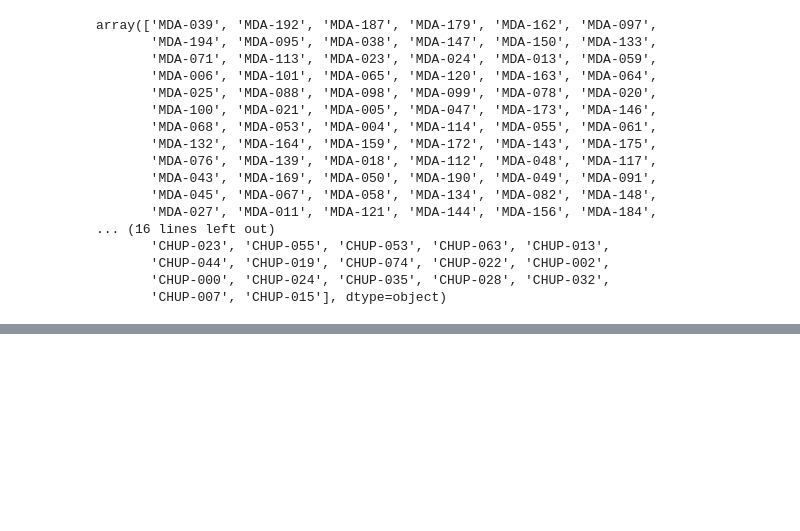
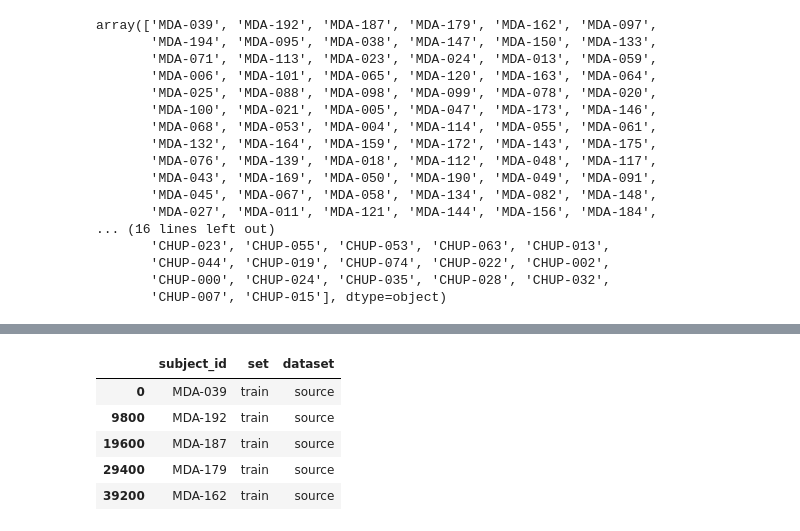
Before and after one commit to ahmedqasem/nii_data, a Jupyter notebook: notebooks/hecktor_resampling.ipynb, the cells around one changed output, grey strips where cells are left out. Saved outputs shown, nothing was run; the diff lists cells and outputs as text; code cells hidden in the pictures; blank space fills up the shorter version.

```diff
--- a/notebooks/hecktor_resampling.ipynb
+++ b/notebooks/hecktor_resampling.ipynb
@@ -585,0 +607,10 @@ array(['MDA-039', 'MDA-192', 'MDA-187', 'MDA-179', 'MDA-162', 'MDA-097',
+# %%
+# create an empty df
+img_data = pd.DataFrame({
+    'subject_id': []
+})
+# %%
+# get all the image names from the folder
+subject_ids = [x.split('_')[0] for x in os.listdir(images_path)]
+img_data['subject_id'] = subject_ids
+img_data.head()
@@ -585,0 +624,15 @@ array(['MDA-039', 'MDA-192', 'MDA-187', 'MDA-179', 'MDA-162', 'MDA-097',
+# %%
+# get the dataset and set for each image
+img_data = pd.merge(img_data, df[['subject_id', 'set', 'dataset']], left_on='subject_id', right_on='subject_id' , how='inner')
+# %%
+# remove duplicates
+img_data = img_data[~img_data.duplicated()]
+# %%
+img_data.head()
+# %% [output]
+|  | subject_id | set | dataset |
+| 0 | MDA-039 | train | source |
+| 9800 | MDA-192 | train | source |
+| 19600 | MDA-187 | train | source |
+| 29400 | MDA-179 | train | source |
+| 39200 | MDA-162 | train | source |
```
Also changed, not shown: parts of 9 cells of this notebook, 1 other file.
